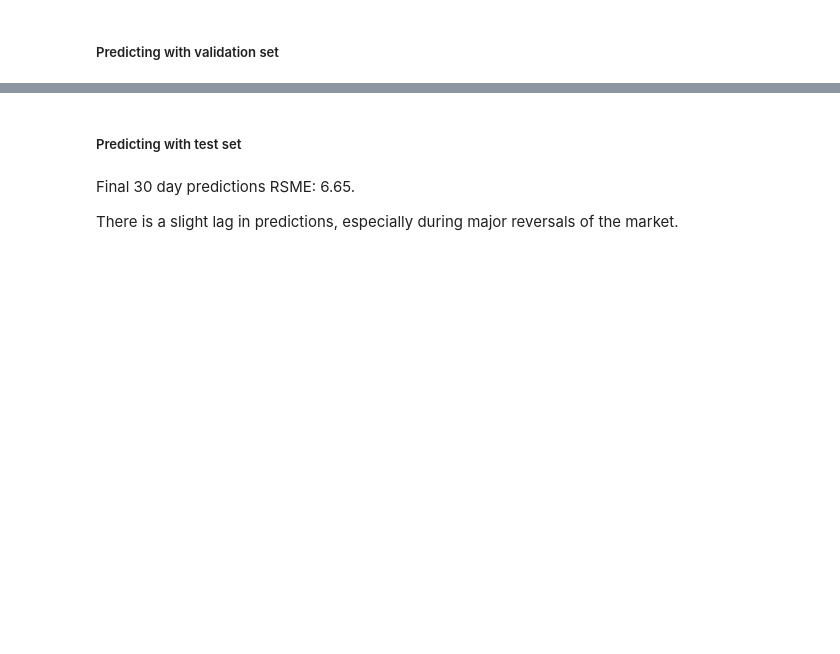
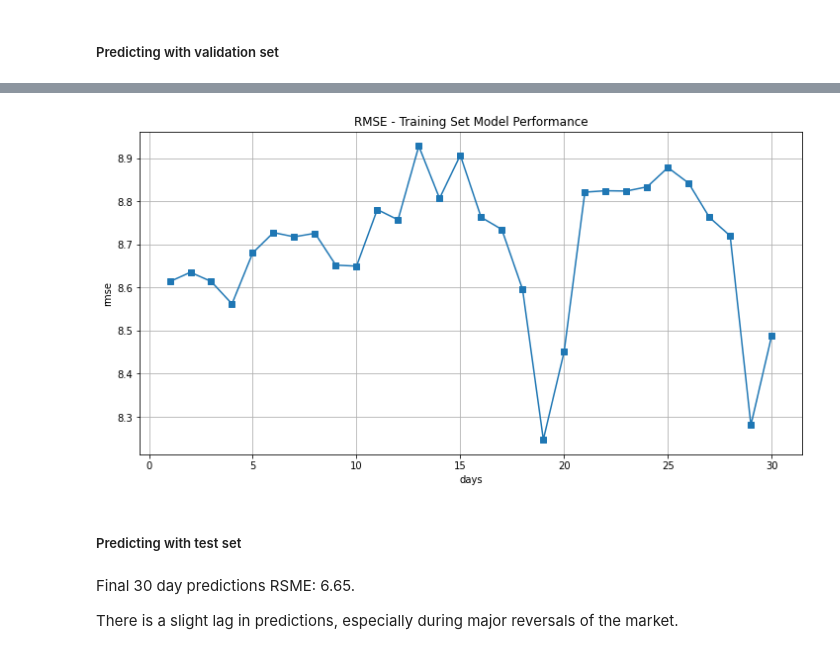
Before and after one commit to terrill11/spy_trend, a Jupyter notebook: models/multi_step_forecasting/spy_trend_recursive.ipynb, the cells around one changed output, grey strips where cells are left out. Drawn from its saved outputs; the diff is of its cells as text; code cells hidden in the pictures; blank space fills up the shorter version.

```diff
--- a/models/multi_step_forecasting/spy_trend_recursive.ipynb
+++ b/models/multi_step_forecasting/spy_trend_recursive.ipynb
@@ -576,23 +550,10 @@ for day in range(1, days_to_predict):
-# %%
-# # plotting results
-rcParams['figure.figsize'] = 12, 6
-
-# legend_list = ['lasso']
-# ax = train_rmse_results['lasso'].plot(x='days', y='rmse', marker='s', grid=True)
-
-# for col in train_rmse_results.columns[1:]:
-#     ax = train_rmse_results[col].plot(x='x', y='rmse', marker='s', grid=True, ax=ax)
-#     legend_list.append(col)
-
-# ax = train_rmse_results[model_testing].plot(style='b', marker='s', grid=True)
-plt.plot(list(range(1, days_to_predict)), train_rmse_results, marker='s')
-
-plt.grid(True)
-plt.xlabel('days')
-plt.ylabel('rmse')
-plt.title('RMSE - Training Set Model Performance')
-# plt.legend(legend_list, loc='center left', bbox_to_anchor=(1.0, 0.5))
-plt.gcf().set_facecolor('white')
+# %%
+valid_results = run_model(model, X_train_scaled, y_train_scaled, X_valid_scaled, valid)
+valid_rmse_results = rmse_scores(valid_results, y_valid)
+# %%
+plot_results(valid_rmse_results)
+# %% [output]
+[figure, added]
 # %% [markdown]
 <h5>Predicting with test set</h5>
 # %%
```
Also changed, not shown: parts of 5 cells of this notebook.
